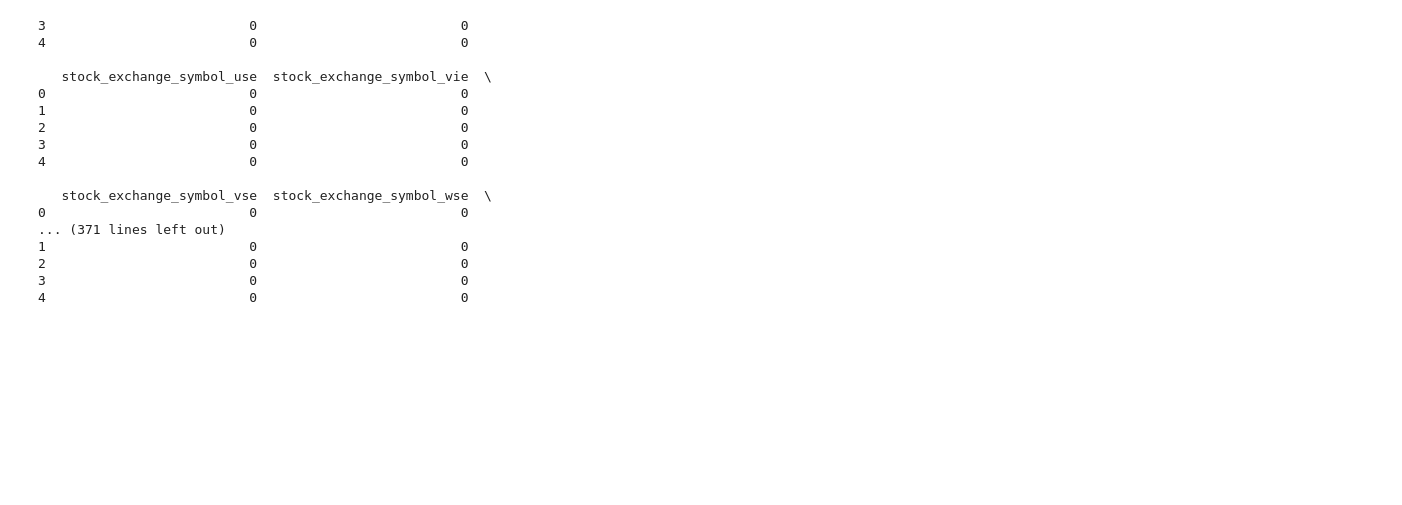
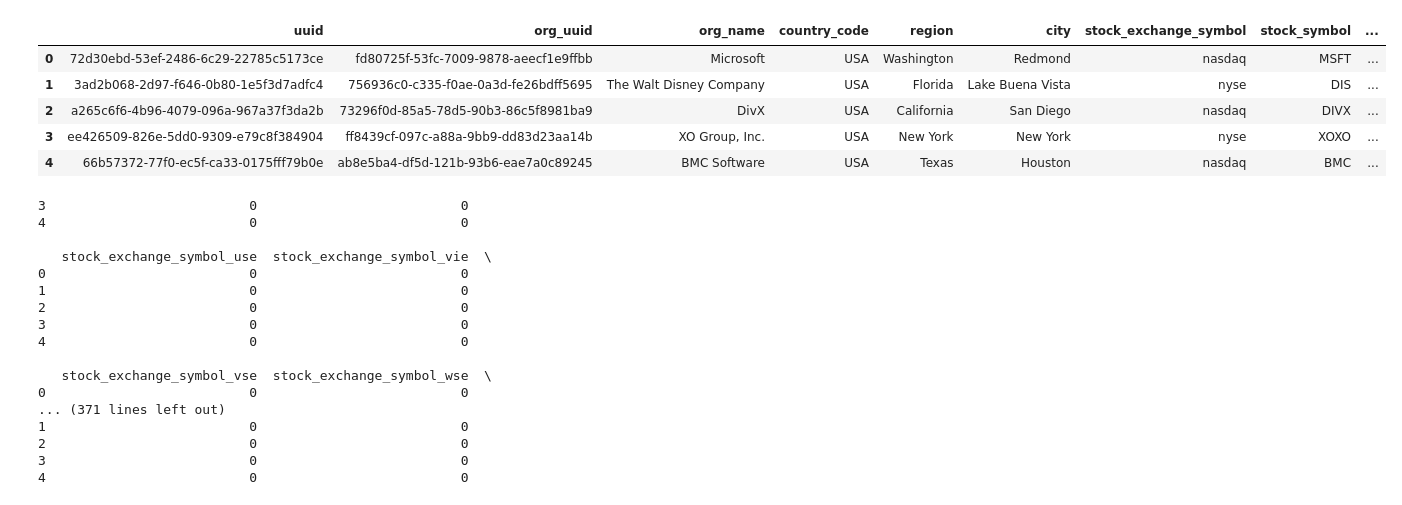
Before and after one commit to StardustLID/TEMG4952A-TEAM-5, a Jupyter notebook: bulk_export_processed/ipo_preprocessing.ipynb, the cells around one changed output. Drawn from its saved outputs; the diff is of its cells as text; code cells hidden in the pictures; blank space fills up the shorter version.

```diff
--- a/bulk_export_processed/ipo_preprocessing.ipynb
+++ b/bulk_export_processed/ipo_preprocessing.ipynb
@@ -16,13 +16,25 @@ df = pd.read_csv("ipos_processed.csv")
 # %%
 # df.head()
 # %%
-df['share_price_usd'] = df['share_price_usd'].fillna(-99999)
-df['valuation_price_usd'] = df['valuation_price_usd'].fillna(-99999)
-df['money_raised_usd'] = df['money_raised_usd'].fillna(-99999)
+col_to_fillna = ['share_price_usd', 'valuation_price_usd', 'money_raised_usd']
+
+for col in col_to_fillna:
+    mean = df[col].mean()
+    df[col] = df[col].fillna(mean)
+# df['share_price_usd'] = df['share_price_usd'].fillna(-99999)
+# df['valuation_price_usd'] = df['valuation_price_usd'].fillna(-99999)
+# df['money_raised_usd'] = df['money_raised_usd'].fillna(-99999)
 
 df.dropna(how = "any", inplace = True)
 df = df.reset_index(drop = True)
-# df
+df.head()
+# %% [output]
+|  | uuid | org_uuid | org_name | country_code | region | city | stock_exchange_symbol | stock_symbol | ... |
+| 0 | 72d30ebd-53ef-2486-6c29-22785c5173ce | fd80725f-53fc-7009-9878-aeecf1e9ffbb | Microsoft | USA | Washington | Redmond | nasdaq | MSFT | ... |
+| 1 | 3ad2b068-2d97-f646-0b80-1e5f3d7adfc4 | 756936c0-c335-f0ae-0a3d-fe26bdff5695 | The Walt Disney Company | USA | Florida | Lake Buena Vista | nyse | DIS | ... |
+| 2 | a265c6f6-4b96-4079-096a-967a37f3da2b | 73296f0d-85a5-78d5-90b3-86c5f8981ba9 | DivX | USA | California | San Diego | nasdaq | DIVX | ... |
+| 3 | ee426509-826e-5dd0-9309-e79c8f384904 | ff8439cf-097c-a88a-9bb9-dd83d23aa14b | XO Group, Inc. | USA | New York | New York | nyse | XOXO | ... |
+| 4 | 66b57372-77f0-ec5f-ca33-0175fff79b0e | ab8e5ba4-df5d-121b-93b6-eae7a0c89245 | BMC Software | USA | Texas | Houston | nasdaq | BMC | ... |
 # %%
 # draft by Stardust to visualize how many stuff needs to be labelled individually
 # the rest can be grouped into, say, continents
```
Also changed, not shown: parts of 6 cells of this notebook.
